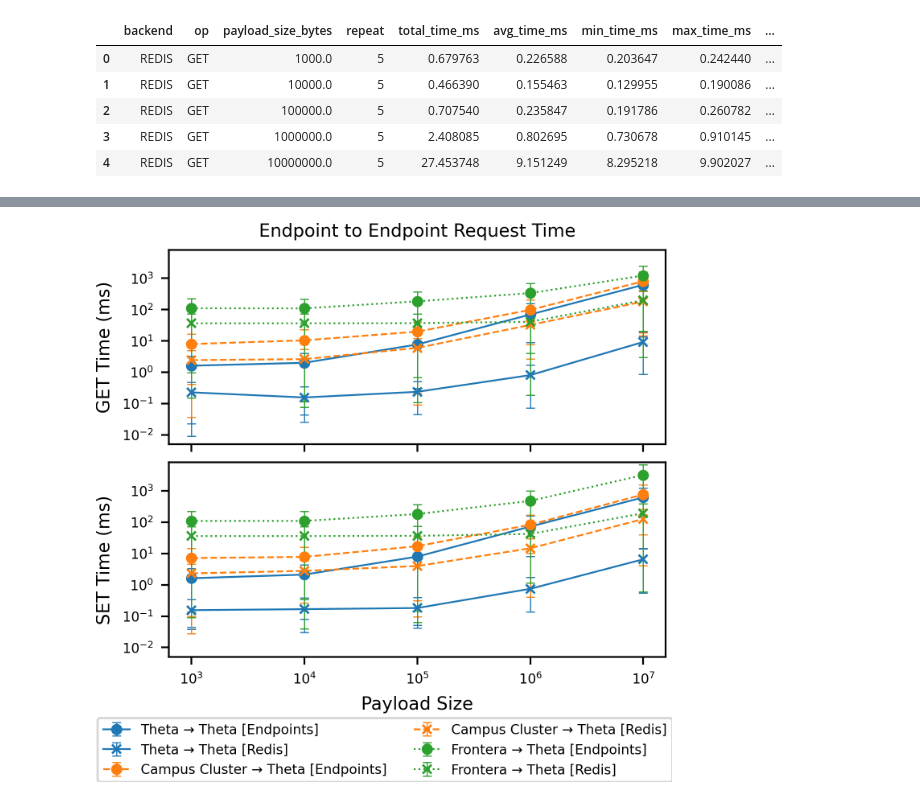
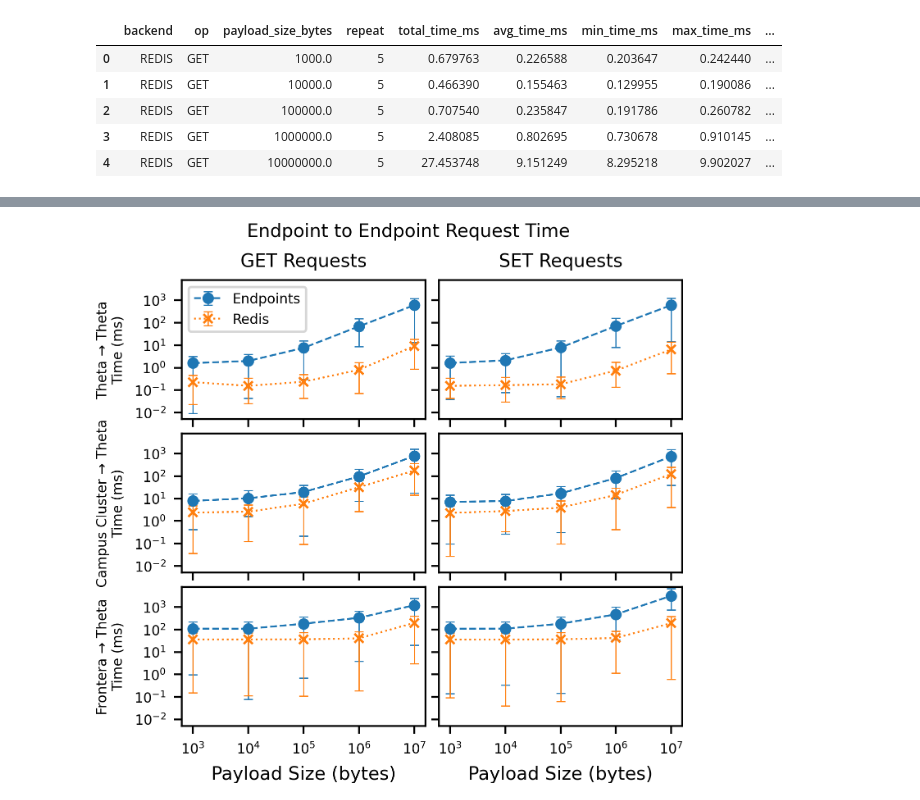
Before and after one commit to proxystore/sc23-evaluation, a Jupyter notebook: 2-endpoint-times-remote.ipynb, the cells around one changed output, grey strips where cells are left out. Drawn from its saved outputs; the diff is of its cells as text; code cells hidden in the pictures.

```diff
--- a/2-endpoint-times-remote.ipynb
+++ b/2-endpoint-times-remote.ipynb
@@ -140,54 +140,62 @@ Frontera → Theta       | EXISTS | N/A       |  108.252 |   35.900
 # %%
 # MARKERS = ('o', 's', '^', '+', 'x', 'P')
 MARKERS = ('o', 'x')
-LINES = ('-', '--', ':')
+# LINES = ('-', '--', ':')
+LINES = ('--', ':')
 
 payload_labels = ['1 KB', '10 KB', '100 KB', '1 MB', '10 MB']
 
-fig, axs = plt.subplots(2, 1, sharex=True, sharey=True)
+fig, axs = plt.subplots(3, 2, sharex=True, sharey=True)
 
-for op, ax in zip(('GET', 'SET'), axs):
-    ax.set_yscale('log', base=10)
-    ax.set_xscale('log', base=10)
+for i, (systems, data) in enumerate(DATA.items()):
 
-    colors = plt.rcParams['axes.prop_cycle'].by_key()['color']
+    for j, op in enumerate(('GET', 'SET')):
+        ax = axs[i, j]
+        ax.set_yscale('log', base=10)
+        ax.set_xscale('log', base=10)
+        ax.set_xticks([1e3, 1e4, 1e5, 1e6, 1e7])
 
-    for j, (systems, data) in enumerate(DATA.items()):
+        # colors = plt.rcParams['axes.prop_cycle'].by_key()['color']
+
         op_data = rows_matching_column_value(data, OP_COLUMN, op)
         endpoint_data = rows_matching_column_value(op_data, BACKEND_COLUMN, 'ENDPOINT')
         redis_data = rows_matching_column_value(op_data, BACKEND_COLUMN, 'REDIS')
 
-        for i, (name, series) in enumerate((('Endpoints', endpoint_data), ('Redis' ,redis_data))):
+        for k, (name, series) in enumerate((('Endpoints', endpoint_data), ('Redis' ,redis_data))):
             ax.errorbar(
                 series[PAYLOAD_COLUMN],
                 series[AVG_TIME_COLUMN],
                 yerr=numpy.stack([series[MIN_TIME_COLUMN], series[MAX_TIME_COLUMN]]),
-                marker=MARKERS[i],
-                label=f'{systems} [{name}]',
-                linestyle=LINES[j],
-                color=colors[j],
+                marker=MARKERS[k],
+                label=f'{name}',
+                linestyle=LINES[k],
+                # color=colors[j],
                 capsize=2,
                 elinewidth=0.5,
                 capthick=0.5,
             )
 
-axs[0].set_title('Endpoint to Endpoint Request Time')
-axs[-1].set_xlabel('Payload Size')
-axs[0].set_ylabel('GET Time (ms)')
-axs[1].set_ylabel('SET Time (ms)')
+
+fig.suptitle('Endpoint to Endpoint Request Time')
+for i, systems in enumerate(DATA):
+    axs[i, 0].set_ylabel(f'{systems}\nTime (ms)', fontsize=6)
+axs[0, 0].set_title('GET Requests')
+axs[0, 1].set_title('SET Requests')
+axs[-1, 0].set_xlabel('Payload Size (bytes)')
+axs[-1, 1].set_xlabel('Payload Size (bytes)')
 
 # Use integer x labels instead of powers of 2
 # axs[-1].get_xaxis().set_major_formatter(mticker.FormatStrFormatter('%.0f'))
 plt.yticks([0.01, 0.1, 1, 10, 100, 1000])
 plt.ylim([0.005, 8000])
 plt.minorticks_off()
 
 
-axs[1].legend(loc='upper center', bbox_to_anchor=(0.435, -0.28), ncol=2, fontsize=6)
+axs[0, 0].legend(loc='upper left')
 
-fig.tight_layout(h_pad=0.75, w_pad=0)
+fig.tight_layout(h_pad=.5, w_pad=0.75)
 
-fig.set_size_inches(3.5, 3.55)
+fig.set_size_inches(3.5, 3.5)
 plt.savefig('figures/endpoint-times-remote.png', pad_inches=0.05)
 # %% [output]
-[figure, old version]
+[figure, new version]
```
Also changed, not shown: parts of 1 cell of this notebook, 11 other files.
